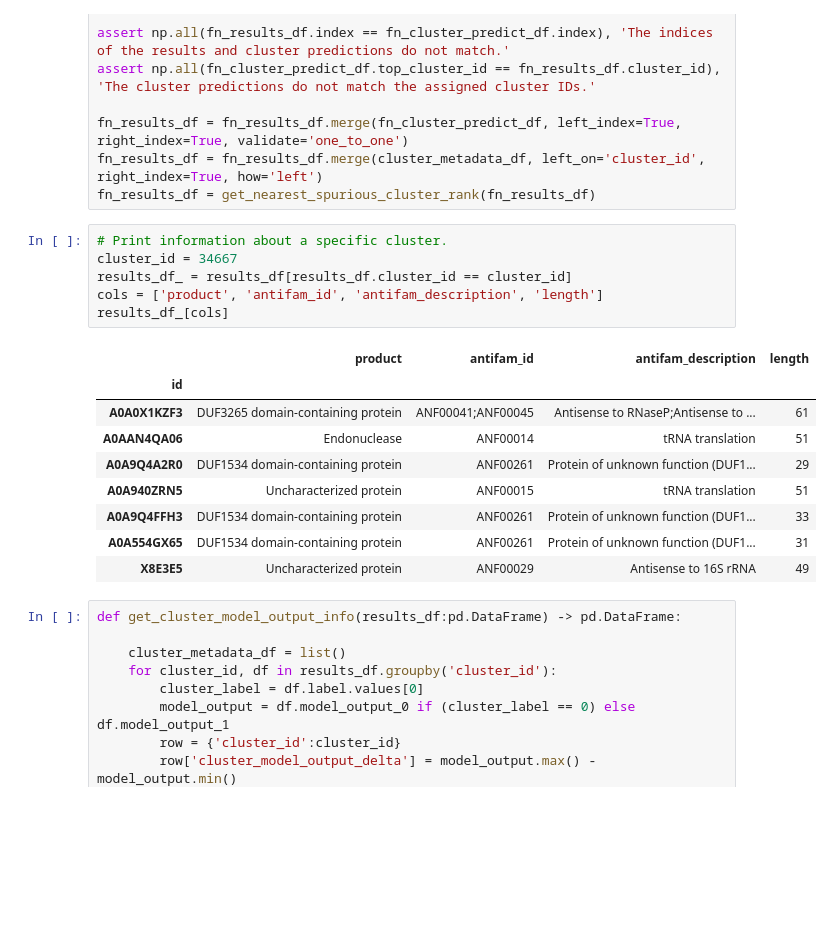
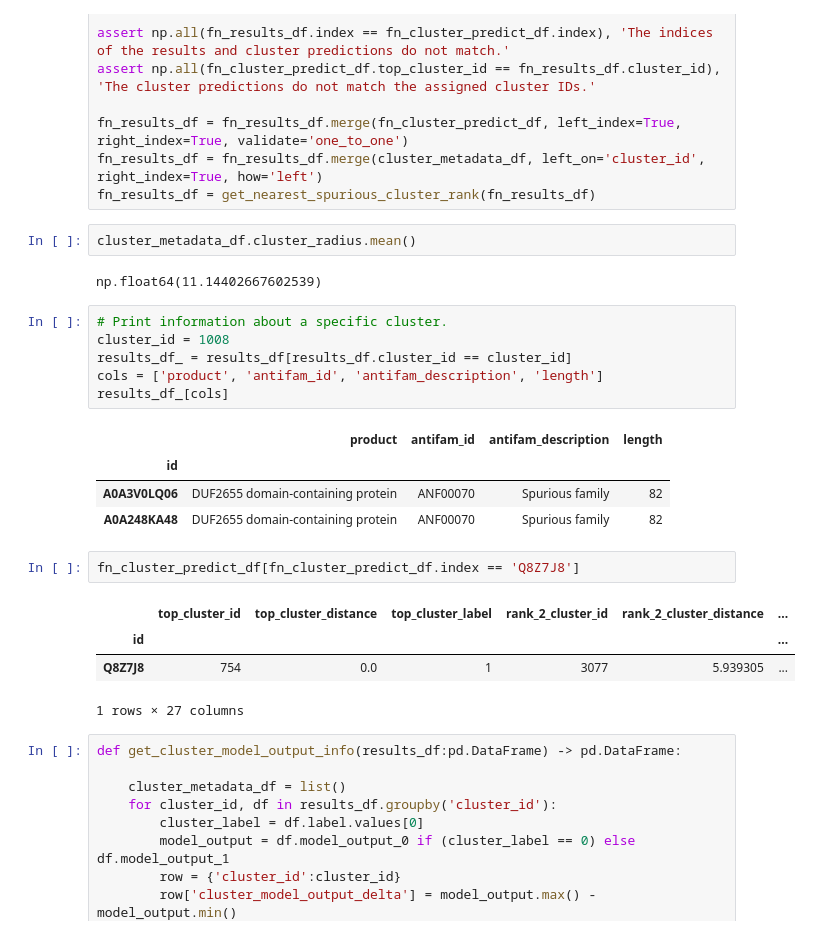
Before and after one commit to pipparichter/frugal, a Jupyter notebook: notebooks/results.ipynb, the cells around one changed output. Saved outputs shown, nothing was run; the diff lists cells and outputs as text; blank space fills up the shorter version.

```diff
--- a/notebooks/results.ipynb
+++ b/notebooks/results.ipynb
@@ -163,22 +163,28 @@ assert np.all(fn_cluster_predict_df.top_cluster_id == fn_results_df.cluster_id),
 fn_results_df = fn_results_df.merge(fn_cluster_predict_df, left_index=True, right_index=True, validate='one_to_one')
 fn_results_df = fn_results_df.merge(cluster_metadata_df, left_on='cluster_id', right_index=True, how='left')
 fn_results_df = get_nearest_spurious_cluster_rank(fn_results_df)
+# %%
+cluster_metadata_df.cluster_radius.mean()
+# %% [output]
+np.float64(11.14402667602539)
 # %%
 # Print information about a specific cluster.
-cluster_id = 34667
+cluster_id = 1008
 results_df_ = results_df[results_df.cluster_id == cluster_id]
 cols = ['product', 'antifam_id', 'antifam_description', 'length']
 results_df_[cols]
 # %% [output]
 |  | product | antifam_id | antifam_description | length |
 | id |  |  |  |  |
-| A0A0X1KZF3 | DUF3265 domain-containing protein | ANF00041;ANF00045 | Antisense to RNaseP;Antisense to ... | 61 |
-| A0AAN4QA06 | Endonuclease | ANF00014 | tRNA translation | 51 |
-| A0A9Q4A2R0 | DUF1534 domain-containing protein | ANF00261 | Protein of unknown function (DUF1... | 29 |
-| A0A940ZRN5 | Uncharacterized protein | ANF00015 | tRNA translation | 51 |
-| A0A9Q4FFH3 | DUF1534 domain-containing protein | ANF00261 | Protein of unknown function (DUF1... | 33 |
-| A0A554GX65 | DUF1534 domain-containing protein | ANF00261 | Protein of unknown function (DUF1... | 31 |
-| X8E3E5 | Uncharacterized protein | ANF00029 | Antisense to 16S rRNA | 49 |
+| A0A3V0LQ06 | DUF2655 domain-containing protein | ANF00070 | Spurious family | 82 |
+| A0A248KA48 | DUF2655 domain-containing protein | ANF00070 | Spurious family | 82 |
+# %%
+fn_cluster_predict_df[fn_cluster_predict_df.index == 'Q8Z7J8']
+# %% [output]
+|  | top_cluster_id | top_cluster_distance | top_cluster_label | rank_2_cluster_id | rank_2_cluster_distance | ... |
+| id |  |  |  |  |  | ... |
+| Q8Z7J8 | 754 | 0.0 | 1 | 3077 | 5.939305 | ... |
+1 rows × 27 columns
 # %%
 def get_cluster_model_output_info(results_df:pd.DataFrame) -> pd.DataFrame:
 
```
Also changed, not shown: parts of 2 cells of this notebook, 4 other files.
